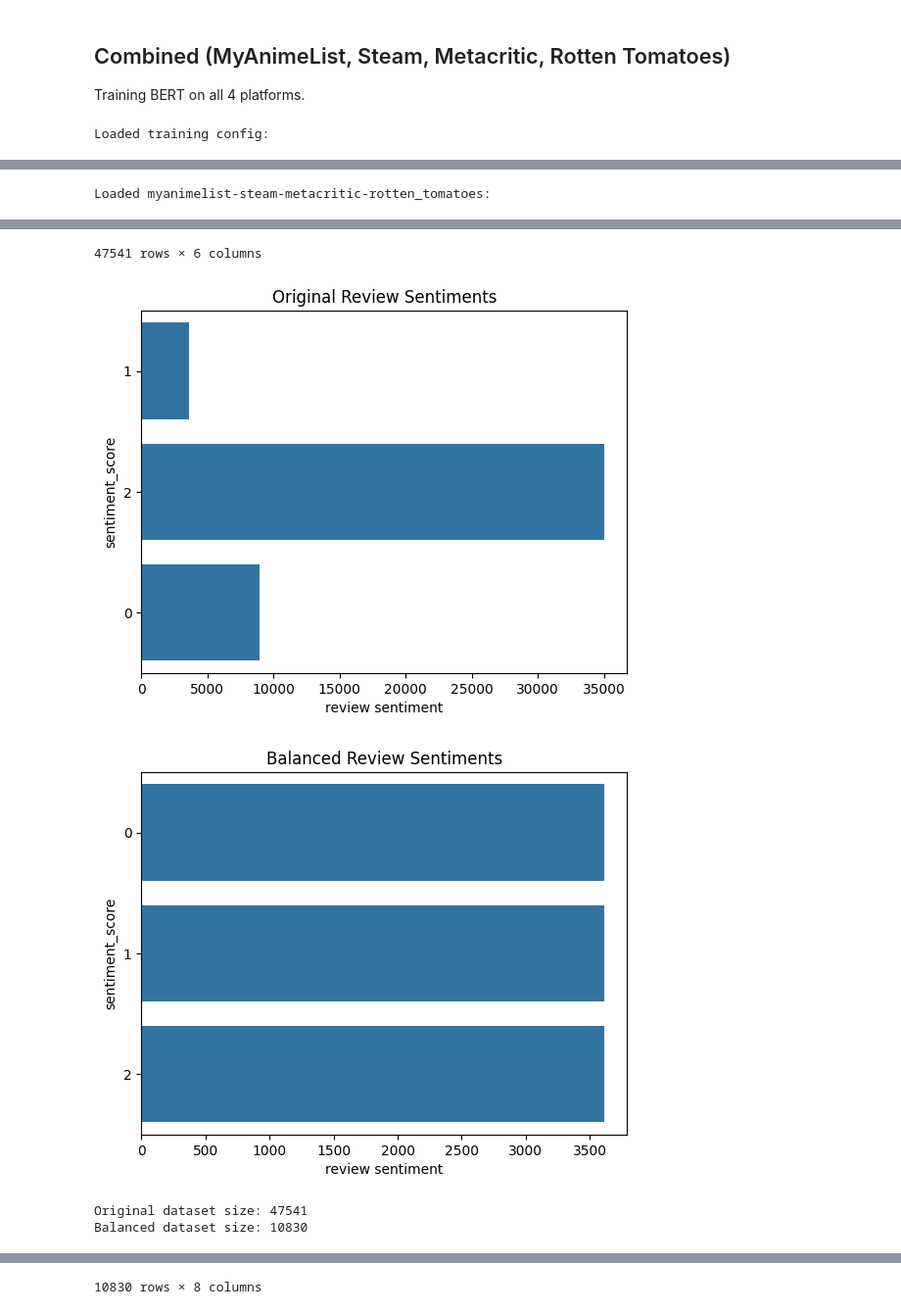
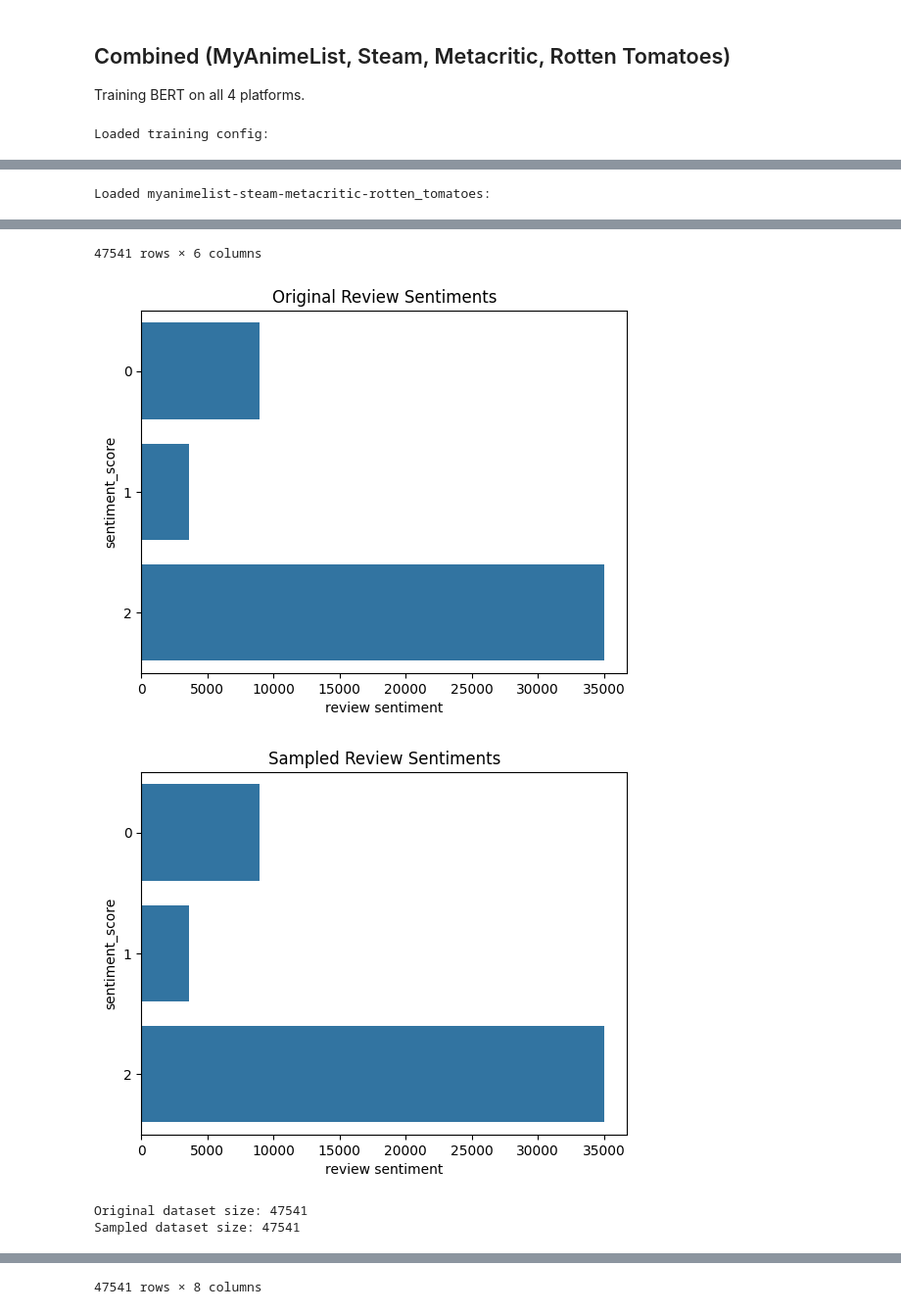
Before and after one commit to Atlinx/BERT-TLSA-paper, a Jupyter notebook: notebooks/model.ipynb, the cells around one changed output, grey strips where cells are left out. Shown at 98% size. Saved outputs shown, nothing was run; the diff lists cells and outputs as text; code cells hidden in the pictures.

```diff
--- a/notebooks/model.ipynb
+++ b/notebooks/model.ipynb
@@ -246,8 +262,12 @@ def get_masked_dataset(tokenizer: AutoTokenizer, review_texts: list[str], percen
       return_attention_mask=True,
       return_tensors='pt',
     )
-    # Create a new field labels that is a clone of input_ids
-    encodings["labels"] = encodings["input_ids"].detach().clone()
+    # Create a new field labels that is the same shape and type as input_ids, except
+    # initialized to -100. The label tokens must be -100 everywhere except where
+    # the masked tokens are.
+    #
+    # https://huggingface.co/docs/transformers/v4.51.3/en/model_doc/bert#transformers.BertForMaskedLM.forward.labels
+    encodings["labels"] = torch.full_like(encodings["input_ids"].detach(), fill_value=-100)
     # In BERT paper, each token has 15% chance of being masked
     # First, create random vector that spans all of the input_ids (spans all the tokens)
     rand = torch.rand(encodings["input_ids"].shape)
@@ -266,6 +286,7 @@ def get_masked_dataset(tokenizer: AutoTokenizer, review_texts: list[str], percen
         # Special Tensor syntax -> we can pass in a list of indicies for any of the axes
         #   In this case, we pass in a list of indices in the column axis, to effectively
         #   select the columns (tokens) we want to mask out
+        encodings["labels"][i, masked_cols[i]] = encodings["input_ids"][i, masked_cols[i]]
         encodings["input_ids"][i, masked_cols[i]] = 103
     masked_text_dataset = MaskedTextDataset(encodings, review_texts, batch_device=batch_device)
     if dataset_file:
@@ -857,3 +975,23 @@ def dataset_train_loop(dataset_name: Union[str, list[str]] = "myanimelist") -> t
+# %%
+def global_dataset_train_loop(dataset: Union[str, list[str]]):
+    TRAIN_PERCENT = 0.7
+    VALIDATE_PERCENT = 0.1
+    TEST_PERCENT = 0.2
+    BATCH_SIZE = 32
+    STOP_DELTA_LOSS = 0.005
+    PRETRAINED_MODEL_NAME = "distilbert/distilbert-base-uncased"
+    TRAIN_BERT_IN_FINETUNE = False
+    SAMPLE_MODE = SampleMode.NONE
+
+    reset, pretraining, finetuning = dataset_train_loop(dataset,
+        TRAIN_PERCENT,
+        VALIDATE_PERCENT,
+        TEST_PERCENT,
+        BATCH_SIZE)
+
+    reset(train_bert_in_finetune=TRAIN_BERT_IN_FINETUNE, sample_mode=SAMPLE_MODE)
+    pretraining(pretrained_model_name=PRETRAINED_MODEL_NAME)
+    finetuning(stop_delta_loss=STOP_DELTA_LOSS)
 # %% [markdown]
 ## MyAnimeList
 
@@ -1287,7 +1257,7 @@ Training start for 'rotten_tomatoes' finetuning...
 
 Training BERT on all 4 platforms.
 # %%
-reset, pretraining, finetuning = dataset_train_loop(["myanimelist", "steam", "metacritic", "rotten_tomatoes"])
+global_dataset_train_loop(["myanimelist", "steam", "metacritic", "rotten_tomatoes"])
 # %% [output]
 Loaded training config:
 {'tokenizer': BertTokenizerFast(name_or_path='bert-base-uncased', vocab_size=30522, model_max_length=512, is_fast=True, padding_side='right', truncation_side='right', special_tokens={'unk_token': '[UN ...
@@ -1314,6 +1284,6 @@ Loaded myanimelist-steam-metacritic-rotten_tomatoes:
 47541 rows × 6 columns
-[figure, old version]
+[figure, new version]
-[figure, old version]
+[figure, new version]
 Original dataset size: 47541
-Balanced dataset size: 10830
+Sampled dataset size: 47541
 |  | site | user | review_target | review | score | max_score | norm_score | sentiment_score |
@@ -1331,3 +1301,3 @@ Balanced dataset size: 10830
-10830 rows × 8 columns
+47541 rows × 8 columns
 Loading masked dataset:
     Loading existing dataset file @ myanimelist-steam-metacritic-rotten_tomatoes_masked_data.dt...
```
Also changed, not shown: parts of 16 cells of this notebook, 4 other files.
